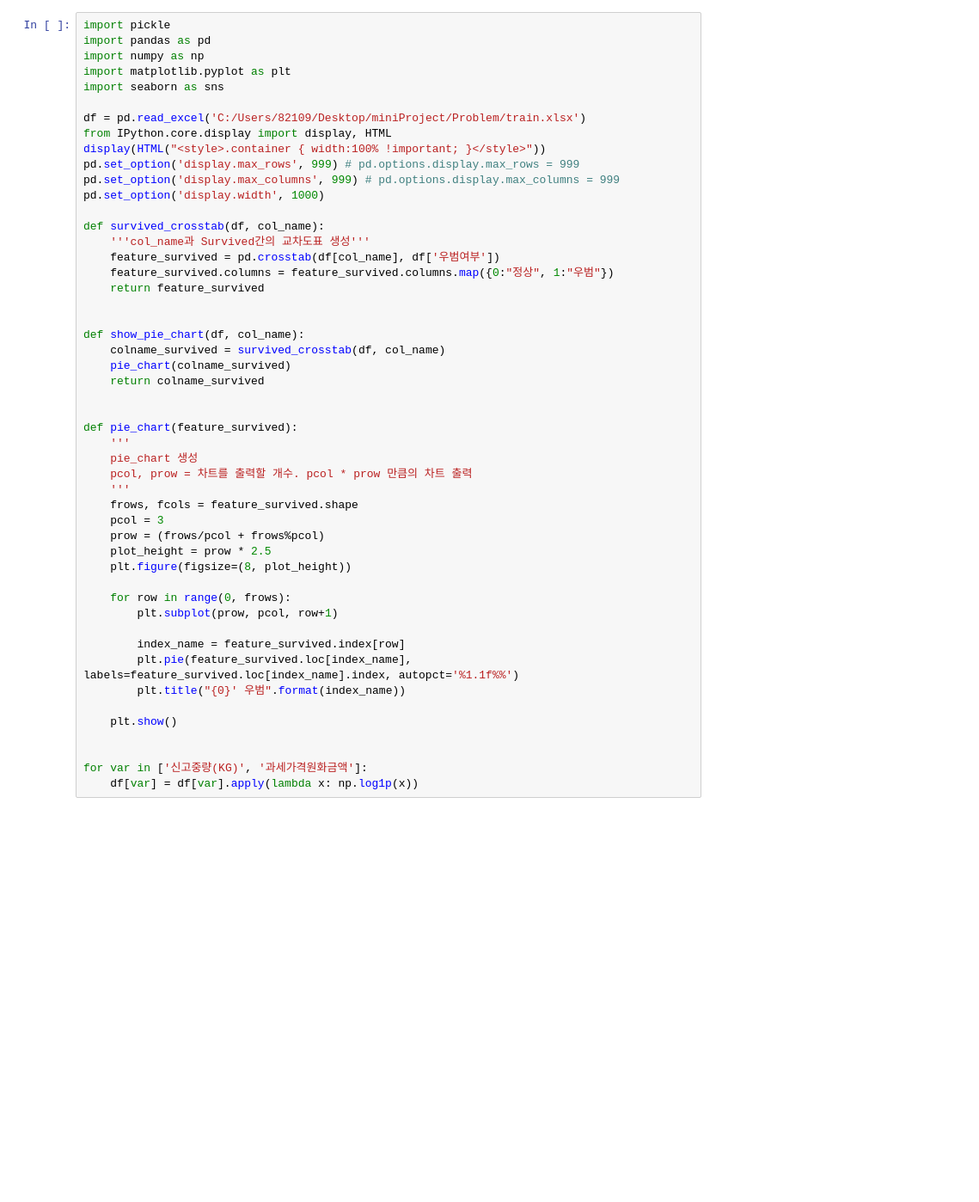
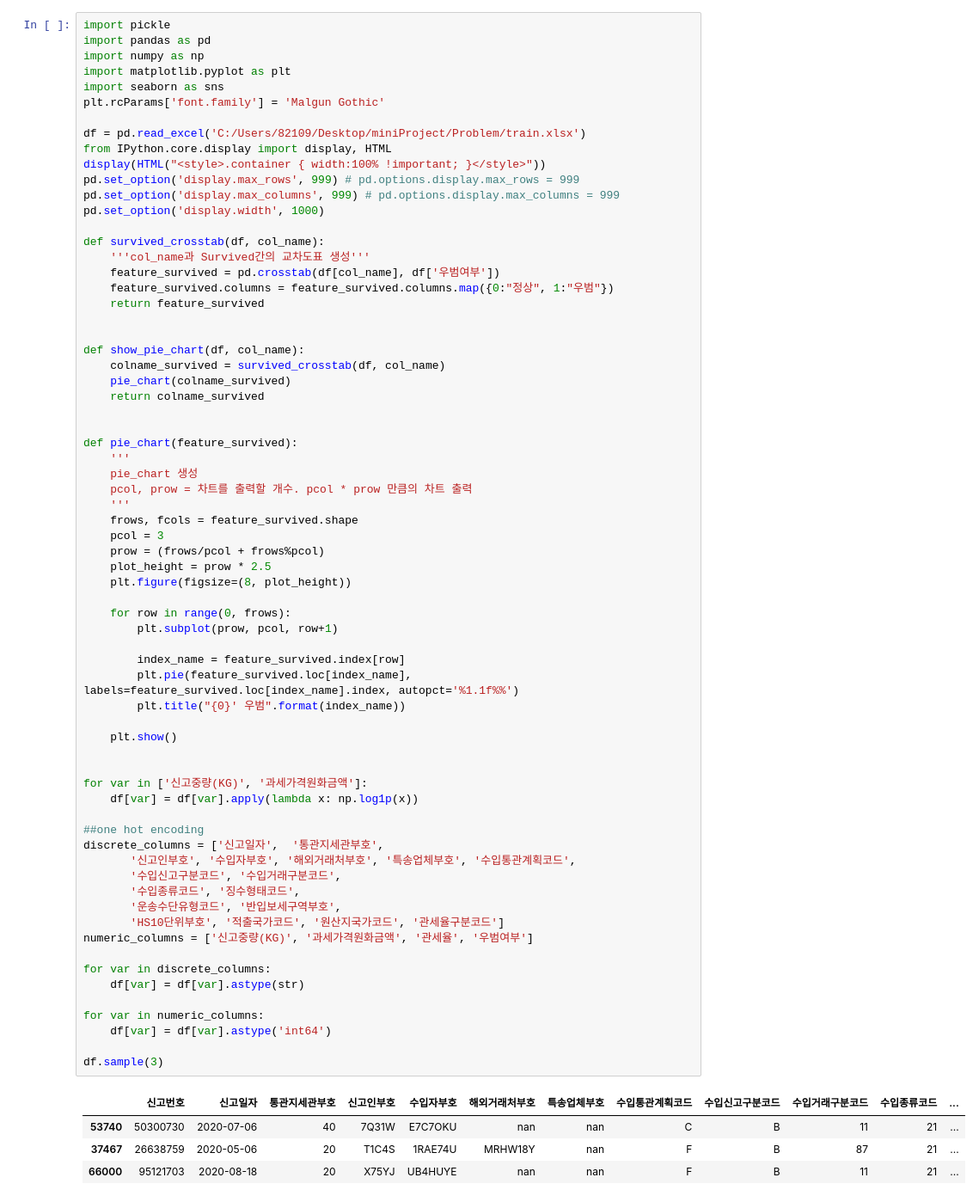
Before and after one commit to daebakk/Data-Science-Project, a Jupyter notebook: hyemi.ipynb, the cells around one changed output. Shown at 86% size. Drawn from its saved outputs; the diff is of its cells as text; blank space fills up the shorter version.

```diff
--- a/hyemi.ipynb
+++ b/hyemi.ipynb
@@ -4,6 +4,7 @@ import pandas as pd
 import numpy as np
 import matplotlib.pyplot as plt
 import seaborn as sns
+plt.rcParams['font.family'] = 'Malgun Gothic'
 
 df = pd.read_excel('C:/Users/82109/Desktop/miniProject/Problem/train.xlsx')
 from IPython.core.display import display, HTML
@@ -21,31 +22,53 @@ def survived_crosstab(df, col_name):
 
 def show_pie_chart(df, col_name):
     colname_survived = survived_crosstab(df, col_name)
     pie_chart(colname_survived)
     return colname_survived
 
 
 def pie_chart(feature_survived):
     '''
     pie_chart 생성
     pcol, prow = 차트를 출력할 개수. pcol * prow 만큼의 차트 출력
     '''
     frows, fcols = feature_survived.shape
     pcol = 3
     prow = (frows/pcol + frows%pcol)
     plot_height = prow * 2.5
     plt.figure(figsize=(8, plot_height))
 
     for row in range(0, frows):
         plt.subplot(prow, pcol, row+1)
 
         index_name = feature_survived.index[row]
         plt.pie(feature_survived.loc[index_name], labels=feature_survived.loc[index_name].index, autopct='%1.1f%%')
         plt.title("{0}' 우범".format(index_name))
 
     plt.show()
 
 
 for var in ['신고중량(KG)', '과세가격원화금액']:
     df[var] = df[var].apply(lambda x: np.log1p(x))
+
+##one hot encoding
+discrete_columns = ['신고일자',  '통관지세관부호',
+       '신고인부호', '수입자부호', '해외거래처부호', '특송업체부호', '수입통관계획코드',
+       '수입신고구분코드', '수입거래구분코드',
+       '수입종류코드', '징수형태코드',
+       '운송수단유형코드', '반입보세구역부호',
+       'HS10단위부호', '적출국가코드', '원산지국가코드', '관세율구분코드']
+numeric_columns = ['신고중량(KG)', '과세가격원화금액', '관세율', '우범여부']
+
+for var in discrete_columns:
+    df[var] = df[var].astype(str)
+
+for var in numeric_columns:
+    df[var] = df[var].astype('int64')
+
+df.sample(3)
+# %% [output]
+|  | 신고번호 | 신고일자 | 통관지세관부호 | 신고인부호 | 수입자부호 | 해외거래처부호 | 특송업체부호 | 수입통관계획코드 | 수입신고구분코드 | 수입거래구분코드 | 수입종류코드 | ... |
+| 53740 | 50300730 | 2020-07-06 | 40 | 7Q31W | E7C7OKU | nan | nan | C | B | 11 | 21 | ... |
+| 37467 | 26638759 | 2020-05-06 | 20 | T1C4S | 1RAE74U | MRHW18Y | nan | F | B | 87 | 21 | ... |
+| 66000 | 95121703 | 2020-08-18 | 20 | X75YJ | UB4HUYE | nan | nan | F | B | 11 | 21 | ... |
 # %%
```
Also changed, not shown: parts of 9 cells of this notebook.
